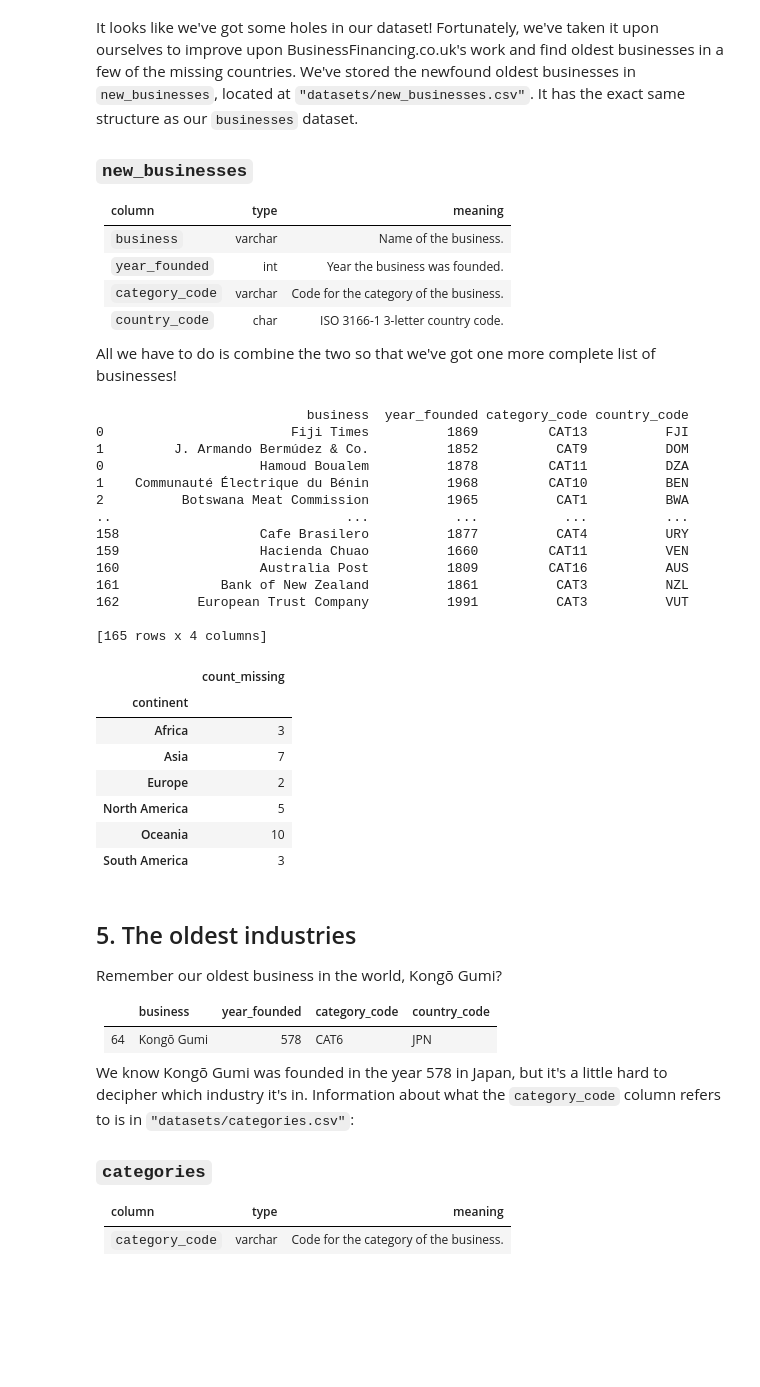
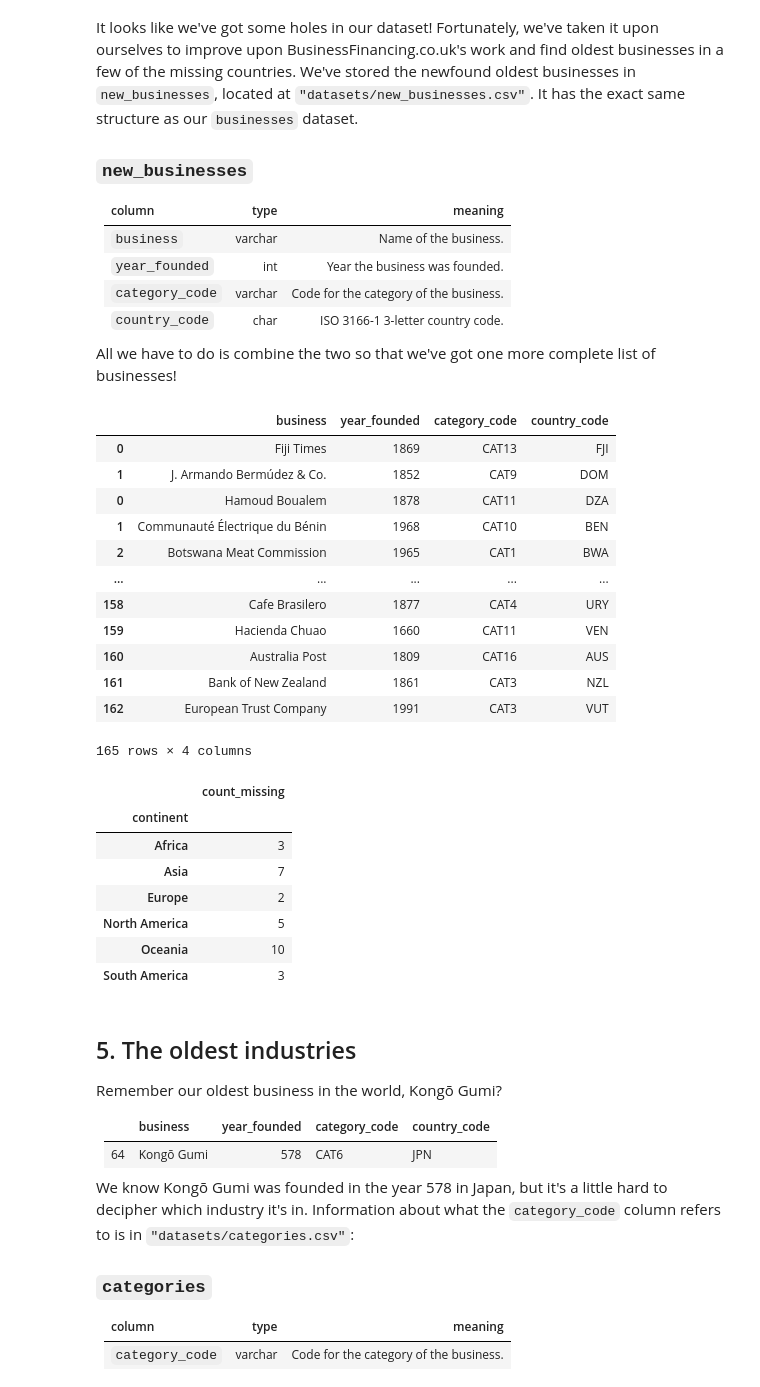
Before and after one commit to kbdv/oldest_biz, a Jupyter notebook: Python_oldest_business.ipynb, the cells around one changed output. Cells and saved outputs as stored; diff of their text form; code cells hidden in the pictures; blank space fills up the shorter version.

```diff
--- a/Python_oldest_business.ipynb
+++ b/Python_oldest_business.ipynb
@@ -198,48 +203,47 @@ Name: country, dtype: object
 # %%
 # Import new_businesses.csv
 new_businesses = pd.read_csv("datasets/new_businesses.csv")
 
 # Add the data in new_businesses to the existing businesses
 # print(businesses)
 # print(new_businesses)
 all_businesses = pd.concat([new_businesses, businesses])
 # all_businesses = businesses.append(new_businesses) # other way to combine both data frames
-print(all_businesses)
+display(all_businesses)
 
 # Merge and filter to find countries with missing business data
 new_all_countries = all_businesses.merge(countries, how="outer")
 new_missing_countries = new_all_countries[new_all_countries["business"].isnull()]
 # print(new_missing_countries)
 
 # Group by continent and create a "count_missing" column
 # count_missing = pd.DataFrame(new_missing_countries.groupby('continent')['country'].count())   # other way to perform aggregate
 count_missing = new_missing_countries.groupby("continent").agg({"country": "count"})
 count_missing.columns = ["count_missing"]
 # count_missing=count_missing.rename('count_missing')      #other way to rename the column
 count_missing
 # %% [output]
+|  | business | year_founded | category_code | country_code |
+| 0 | Fiji Times | 1869 | CAT13 | FJI |
+| 1 | J. Armando Bermúdez & Co. | 1852 | CAT9 | DOM |
+| 0 | Hamoud Boualem | 1878 | CAT11 | DZA |
+| 1 | Communauté Électrique du Bénin | 1968 | CAT10 | BEN |
+| 2 | Botswana Meat Commission | 1965 | CAT1 | BWA |
+| ... | ... | ... | ... | ... |
+| 158 | Cafe Brasilero | 1877 | CAT4 | URY |
+| 159 | Hacienda Chuao | 1660 | CAT11 | VEN |
+| 160 | Australia Post | 1809 | CAT16 | AUS |
+| 161 | Bank of New Zealand | 1861 | CAT3 | NZL |
+| 162 | European Trust Company | 1991 | CAT3 | VUT |
-                           business  year_founded category_code country_code
-0                        Fiji Times          1869         CAT13          FJI
-1         J. Armando Bermúdez & Co.          1852          CAT9          DOM
-0                    Hamoud Boualem          1878         CAT11          DZA
-1    Communauté Électrique du Bénin          1968         CAT10          BEN
-2          Botswana Meat Commission          1965          CAT1          BWA
-..                              ...           ...           ...          ...
-158                  Cafe Brasilero          1877          CAT4          URY
-159                  Hacienda Chuao          1660         CAT11          VEN
-160                  Australia Post          1809         CAT16          AUS
-161             Bank of New Zealand          1861          CAT3          NZL
-162          European Trust Company          1991          CAT3          VUT
-
-[165 rows x 4 columns]
+165 rows × 4 columns
-|  | count_missing |
-| continent |  |
-| Africa | 3 |
-| Asia | 7 |
-| Europe | 2 |
-| North America | 5 |
-| Oceania | 10 |
-| South America | 3 |
+|  | count_missing |
+| continent |  |
+| Africa | 3 |
+| Asia | 7 |
+| Europe | 2 |
+| North America | 5 |
+| Oceania | 10 |
+| South America | 3 |
 # %% [markdown]
 ## 5. The oldest industries
 <p>Remember our oldest business in the world, Kongō Gumi? </p>
```
Also changed, not shown: parts of 2 cells of this notebook.
